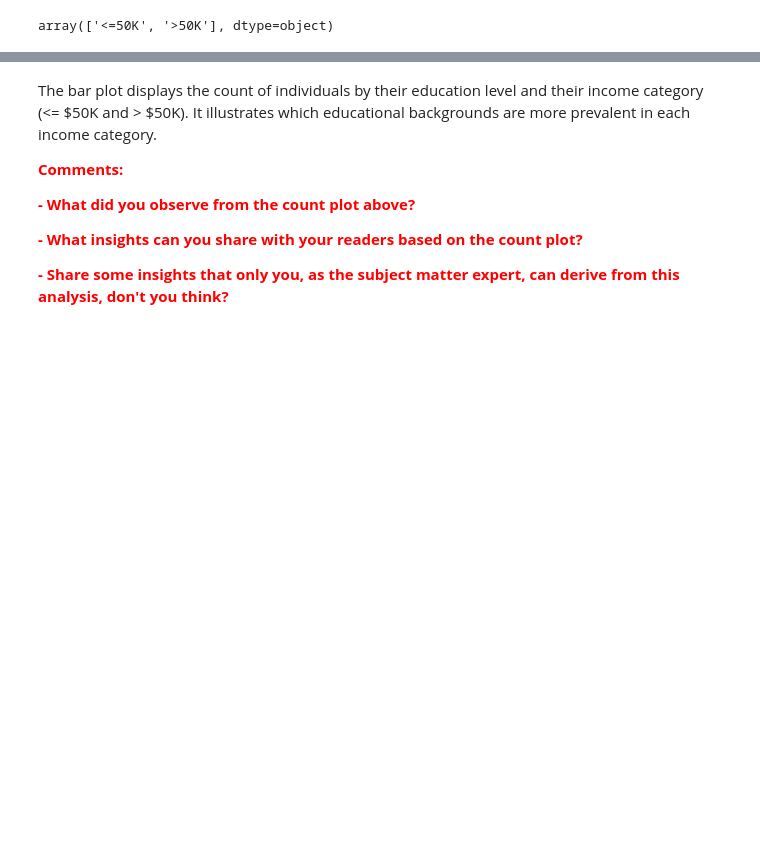
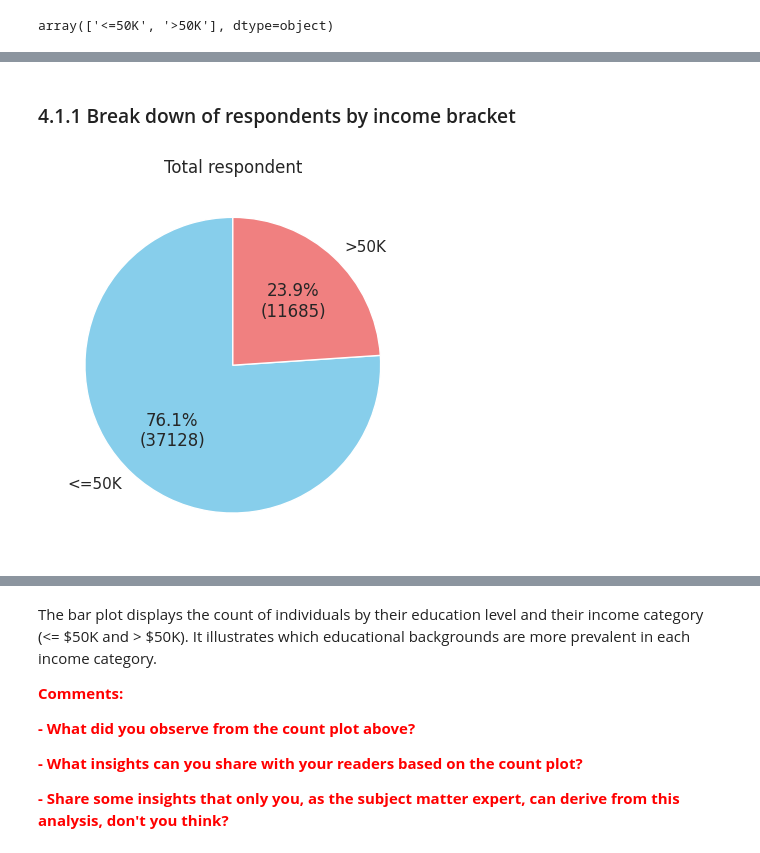
Before and after one commit to Hazim-HF/Project2DataScience, a Jupyter notebook: P152419_Project2_STQD6014.ipynb, the cells around one changed output, grey strips where cells are left out. Drawn from its saved outputs; the diff is of its cells as text; code cells hidden in the pictures; blank space fills up the shorter version.

```diff
--- a/P152419_Project2_STQD6014.ipynb
+++ b/P152419_Project2_STQD6014.ipynb
@@ -368,0 +391,19 @@ array(['<=50K', '>50K'], dtype=object)
+# %% [markdown]
+### 4.1.1 Break down of respondents by income bracket
+# %%
+income = df['income'].value_counts() # count income values
+
+# plotting the pie chart1
+plt.pie(
+    income,
+    labels=income.index,
+    autopct=lambda p: f'{p:.1f}%\n({int(p * income.sum() / 100)})',  # Show percentage and count
+    startangle=90,
+    colors=['skyblue', 'lightcoral']
+)
+
+plt.title('Total respondent') # set appropriate title
+plt.ylabel('') # remove y label
+plt.show() # show pie chart
+# %% [output]
+[figure, added]
```
Also changed, not shown: parts of 81 cells of this notebook.
